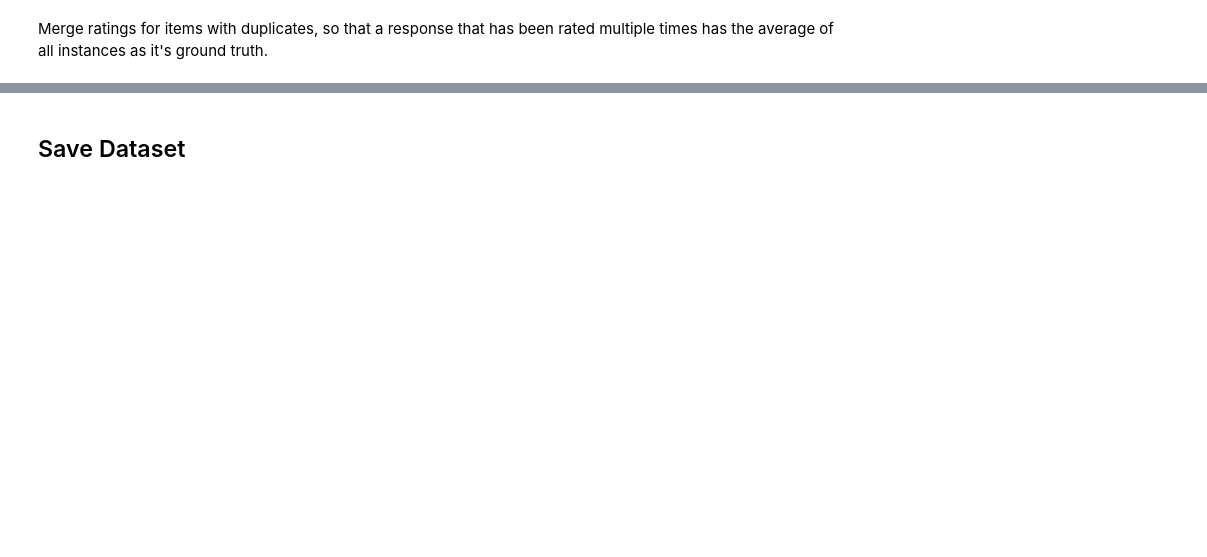
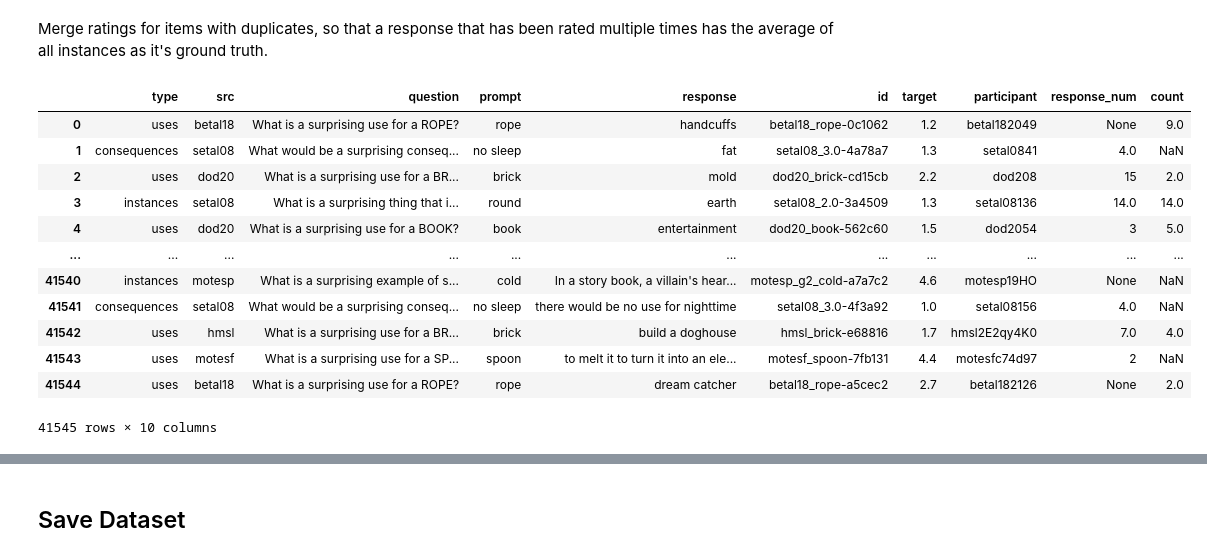
Before and after one commit to massivetexts/llm_aut_study, a Jupyter notebook: notebooks/Process_AUT_GT.ipynb, the cells around one changed output, grey strips where cells are left out. Drawn from its saved outputs; the diff is of its cells as text; code cells hidden in the pictures; blank space fills up the shorter version.

```diff
--- a/notebooks/Process_AUT_GT.ipynb
+++ b/notebooks/Process_AUT_GT.ipynb
@@ -613,5 +685,21 @@ Average correlation among duplicates 0.9056988921962537
 # %% [markdown]
 Merge ratings for items with duplicates, so that a response that has been rated multiple times has the average of all instances as it's ground truth.
+# %%
+data
+# %% [output]
+|  | type | src | question | prompt | response | id | target | participant | response_num | count |
+| 0 | uses | betal18 | What is a surprising use for a ROPE? | rope | handcuffs | betal18_rope-0c1062 | 1.2 | betal182049 | None | 9.0 |
+| 1 | consequences | setal08 | What would be a surprising conseq... | no sleep | fat | setal08_3.0-4a78a7 | 1.3 | setal0841 | 4.0 | NaN |
+| 2 | uses | dod20 | What is a surprising use for a BR... | brick | mold | dod20_brick-cd15cb | 2.2 | dod208 | 15 | 2.0 |
+| 3 | instances | setal08 | What is a surprising thing that i... | round | earth | setal08_2.0-3a4509 | 1.3 | setal08136 | 14.0 | 14.0 |
+| 4 | uses | dod20 | What is a surprising use for a BOOK? | book | entertainment | dod20_book-562c60 | 1.5 | dod2054 | 3 | 5.0 |
+| ... | ... | ... | ... | ... | ... | ... | ... | ... | ... | ... |
+| 41540 | instances | motesp | What is a surprising example of s... | cold | In a story book, a villain's hear... | motesp_g2_cold-a7a7c2 | 4.6 | motesp19HO | None | NaN |
+| 41541 | consequences | setal08 | What would be a surprising conseq... | no sleep | there would be no use for nighttime | setal08_3.0-4f3a92 | 1.0 | setal08156 | 4.0 | NaN |
+| 41542 | uses | hmsl | What is a surprising use for a BR... | brick | build a doghouse | hmsl_brick-e68816 | 1.7 | hmsl2E2qy4K0 | 7.0 | 4.0 |
+| 41543 | uses | motesf | What is a surprising use for a SP... | spoon | to melt it to turn it into an ele... | motesf_spoon-7fb131 | 4.4 | motesfc74d97 | 2 | NaN |
+| 41544 | uses | betal18 | What is a surprising use for a ROPE? | rope | dream catcher | betal18_rope-a5cec2 | 2.7 | betal182126 | None | 2.0 |
+41545 rows × 10 columns
 # %%
 data = pd.concat(datasets.values()).sample(frac=1, random_state=1234)
 
```
Also changed, not shown: parts of 17 cells of this notebook.
